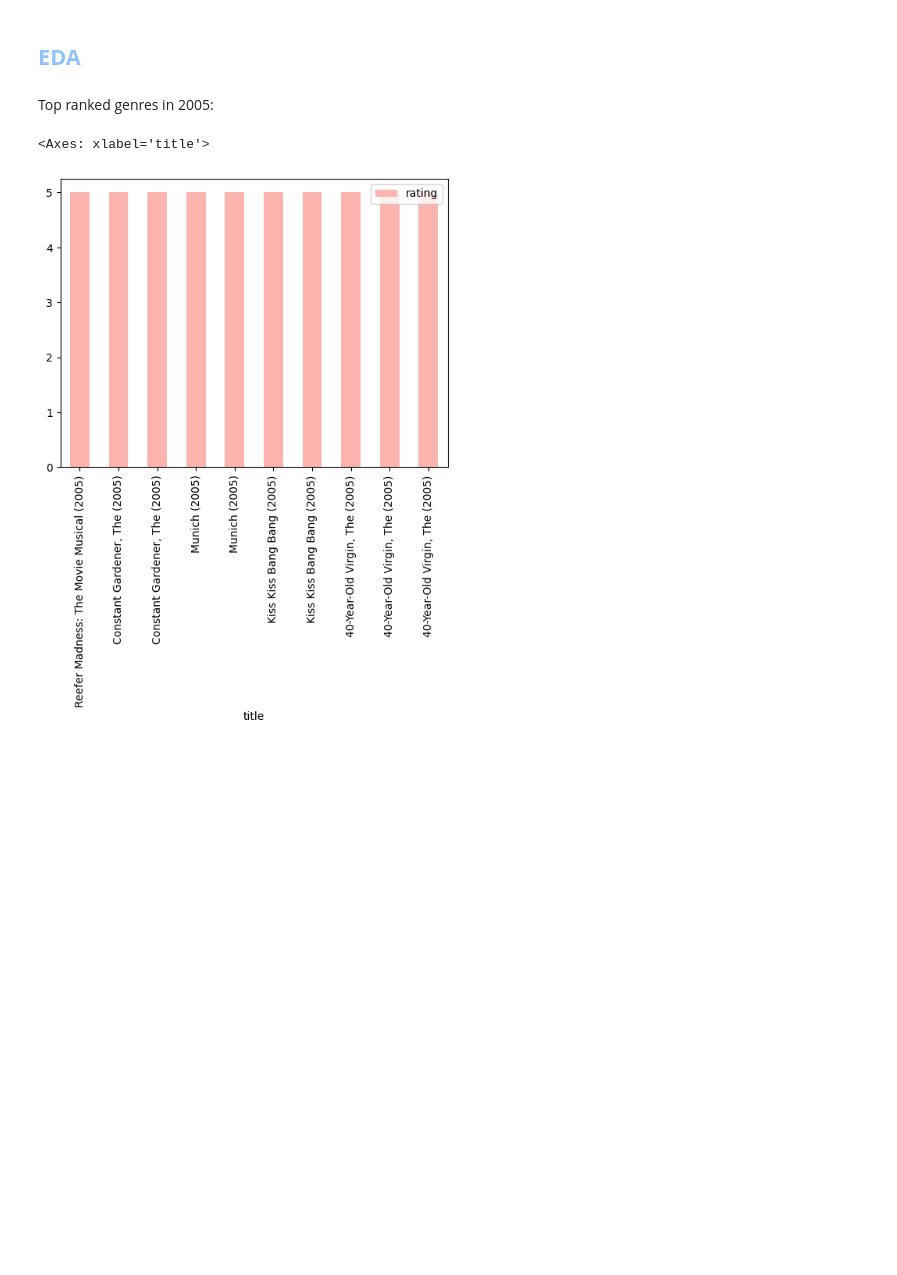
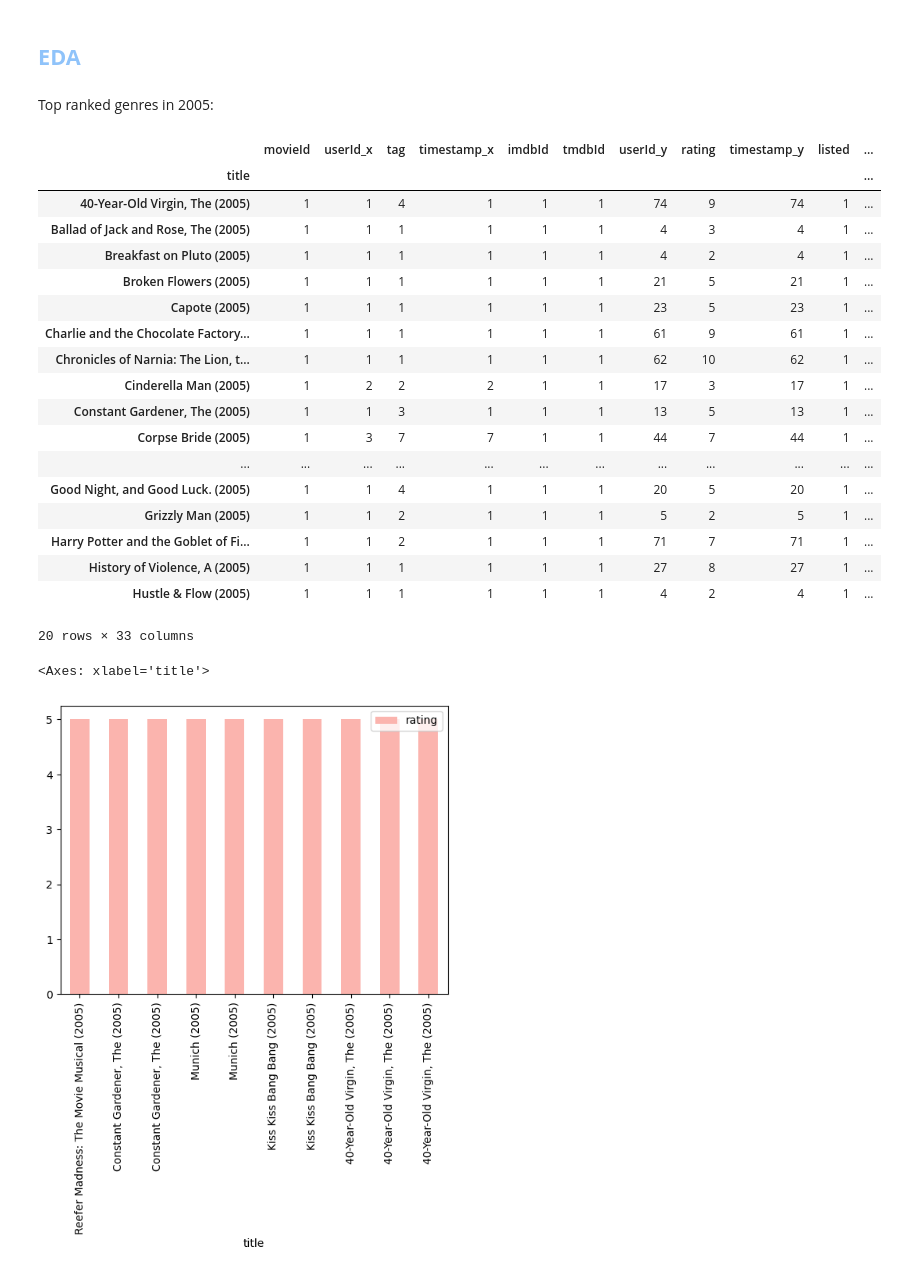
Before and after one commit to aiko-isnt-ded/movielens-venv, a Jupyter notebook: TC2_VivianaToledo.ipynb, the cells around one changed output. Drawn from its saved outputs; the diff is of its cells as text; code cells hidden in the pictures; blank space fills up the shorter version.

Commit message:
perhaps it was not a good idea to merge the dfs....

```diff
--- a/TC2_VivianaToledo.ipynb
+++ b/TC2_VivianaToledo.ipynb
@@ -71,9 +71,27 @@ Top ranked genres in 2005:
 # %%
 year_2005 = df[df["year"] == 2005]
 
-
-
-show_rep.nlargest(10, "Explicit").drop(["total", "Implicit"], axis=1).plot(kind="bar", cmap="Pastel1", xlabel="", ylabel="queer characters", legend="")
+year_2005.groupby('title').nunique().head(20)
+# %% [output]
+|  | movieId | userId_x | tag | timestamp_x | imdbId | tmdbId | userId_y | rating | timestamp_y | listed | ... |
+| title |  |  |  |  |  |  |  |  |  |  | ... |
+| 40-Year-Old Virgin, The (2005) | 1 | 1 | 4 | 1 | 1 | 1 | 74 | 9 | 74 | 1 | ... |
+| Ballad of Jack and Rose, The (2005) | 1 | 1 | 1 | 1 | 1 | 1 | 4 | 3 | 4 | 1 | ... |
+| Breakfast on Pluto (2005) | 1 | 1 | 1 | 1 | 1 | 1 | 4 | 2 | 4 | 1 | ... |
+| Broken Flowers (2005) | 1 | 1 | 1 | 1 | 1 | 1 | 21 | 5 | 21 | 1 | ... |
+| Capote (2005) | 1 | 1 | 1 | 1 | 1 | 1 | 23 | 5 | 23 | 1 | ... |
+| Charlie and the Chocolate Factory... | 1 | 1 | 1 | 1 | 1 | 1 | 61 | 9 | 61 | 1 | ... |
+| Chronicles of Narnia: The Lion, t... | 1 | 1 | 1 | 1 | 1 | 1 | 62 | 10 | 62 | 1 | ... |
+| Cinderella Man (2005) | 1 | 2 | 2 | 2 | 1 | 1 | 17 | 3 | 17 | 1 | ... |
+| Constant Gardener, The (2005) | 1 | 1 | 3 | 1 | 1 | 1 | 13 | 5 | 13 | 1 | ... |
+| Corpse Bride (2005) | 1 | 3 | 7 | 7 | 1 | 1 | 44 | 7 | 44 | 1 | ... |
+| ... | ... | ... | ... | ... | ... | ... | ... | ... | ... | ... | ... |
+| Good Night, and Good Luck. (2005) | 1 | 1 | 4 | 1 | 1 | 1 | 20 | 5 | 20 | 1 | ... |
+| Grizzly Man (2005) | 1 | 1 | 2 | 1 | 1 | 1 | 5 | 2 | 5 | 1 | ... |
+| Harry Potter and the Goblet of Fi... | 1 | 1 | 2 | 1 | 1 | 1 | 71 | 7 | 71 | 1 | ... |
+| History of Violence, A (2005) | 1 | 1 | 1 | 1 | 1 | 1 | 27 | 8 | 27 | 1 | ... |
+| Hustle & Flow (2005) | 1 | 1 | 1 | 1 | 1 | 1 | 4 | 2 | 4 | 1 | ... |
+20 rows × 33 columns
 # %%
 year_2005[['title', 'rating']].sort_values(by='rating',ascending=False).head(10).plot(kind='bar', colormap='Pastel1', x='title', y='rating')
 # %% [output]
```
